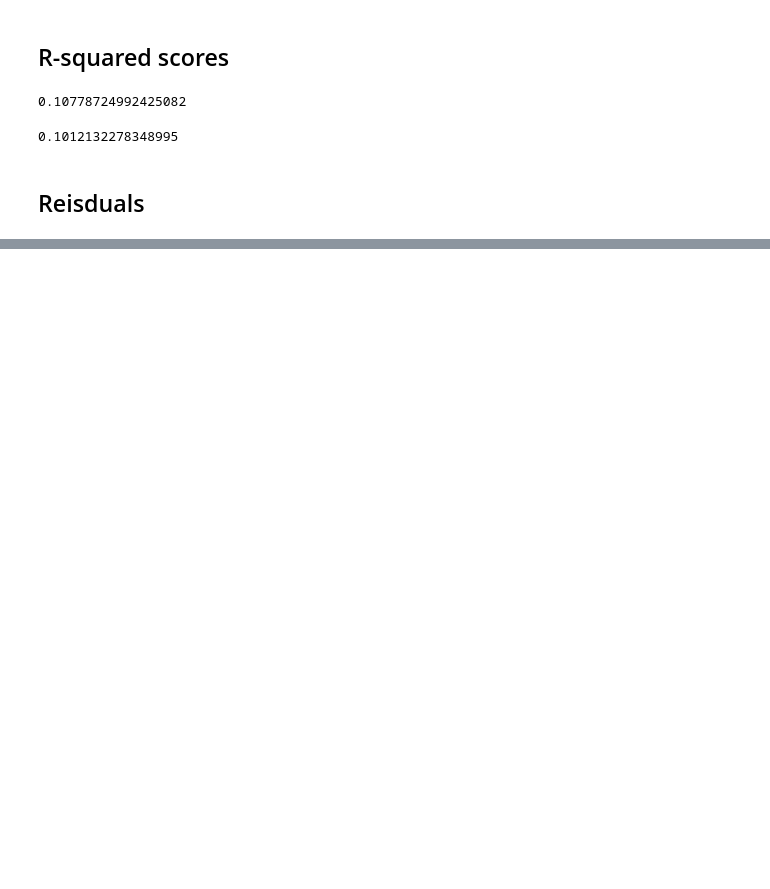
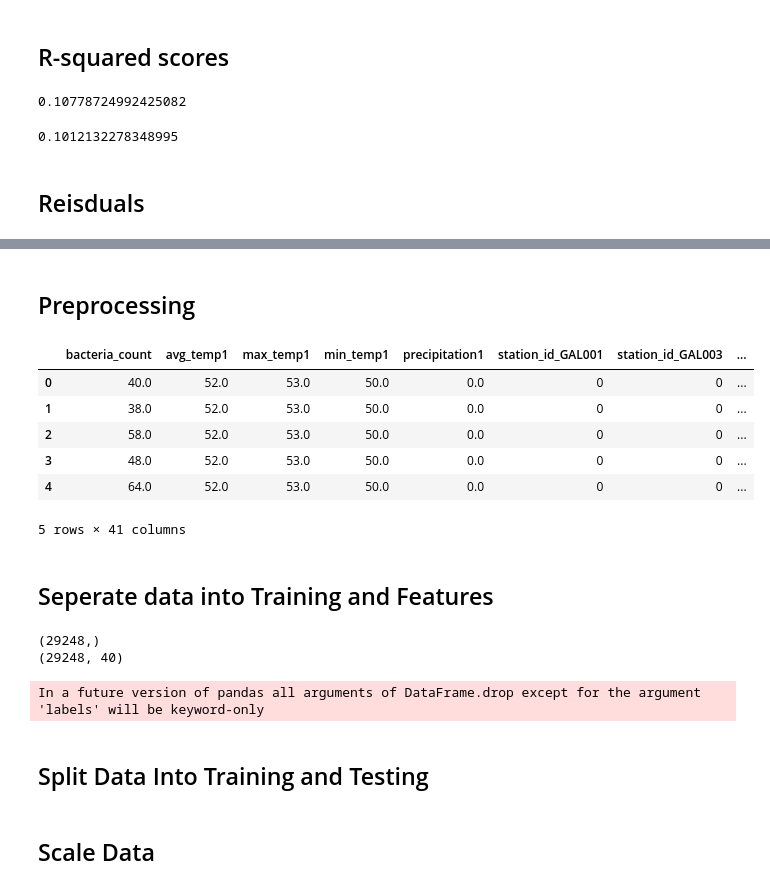
Before and after one commit to david-garza/enterococci_prediction_analysis, a Jupyter notebook: machine_learning/ml_regression.ipynb, the cells around one changed output, grey strips where cells are left out. Drawn from its saved outputs; the diff is of its cells as text; code cells hidden in the pictures; blank space fills up the shorter version.

Commit message:
second model with test stations feature added

```diff
--- a/machine_learning/ml_regression.ipynb
+++ b/machine_learning/ml_regression.ipynb
@@ -184,0 +195,6 @@ fig.show()
+# %%
+# Create DF of bactiera counts and basic weather station 1 data only and the test station_id
+columns=["bacteria_count","avg_temp1","max_temp1","min_temp1","precipitation1","station_id"]
+basic_sta_df = data_df[columns]
+basic_sta_df.dropna(inplace=True)
+basic_sta_df.head()
@@ -184,0 +211,26 @@ fig.show()
+# %% [markdown]
+## Preprocessing
+# %%
+basic_sta_df_encode = pd.get_dummies(basic_sta_df)
+basic_sta_df_encode.head()
+# %% [output]
+|  | bacteria_count | avg_temp1 | max_temp1 | min_temp1 | precipitation1 | station_id_GAL001 | station_id_GAL003 | ... |
+| 0 | 40.0 | 52.0 | 53.0 | 50.0 | 0.0 | 0 | 0 | ... |
+| 1 | 38.0 | 52.0 | 53.0 | 50.0 | 0.0 | 0 | 0 | ... |
+| 2 | 58.0 | 52.0 | 53.0 | 50.0 | 0.0 | 0 | 0 | ... |
+| 3 | 48.0 | 52.0 | 53.0 | 50.0 | 0.0 | 0 | 0 | ... |
+| 4 | 64.0 | 52.0 | 53.0 | 50.0 | 0.0 | 0 | 0 | ... |
+5 rows × 41 columns
+# %% [markdown]
+## Seperate data into Training and Features
+# %%
+y=basic_sta_df_encode["bacteria_count"]
+X=basic_sta_df_encode.drop("bacteria_count",1)
+print(y.shape)
+print(X.shape)
+# %% [output]
+(29248,)
+(29248, 40)
+In a future version of pandas all arguments of DataFrame.drop except for the argument 'labels' will be keyword-only
+# %% [markdown]
+## Split Data Into Training and Testing
@@ -184,0 +239,2 @@ fig.show()
+# %% [markdown]
+## Scale Data
```
Also changed, not shown: parts of 33 cells of this notebook.
